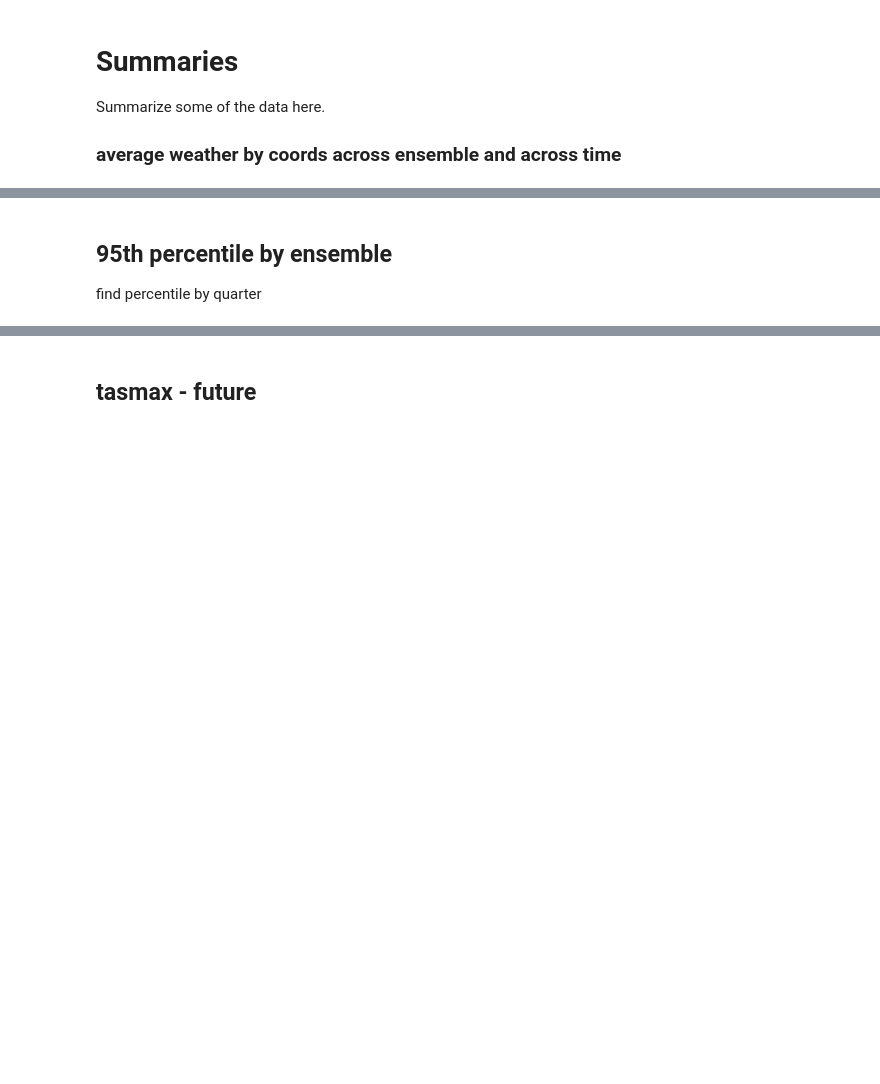
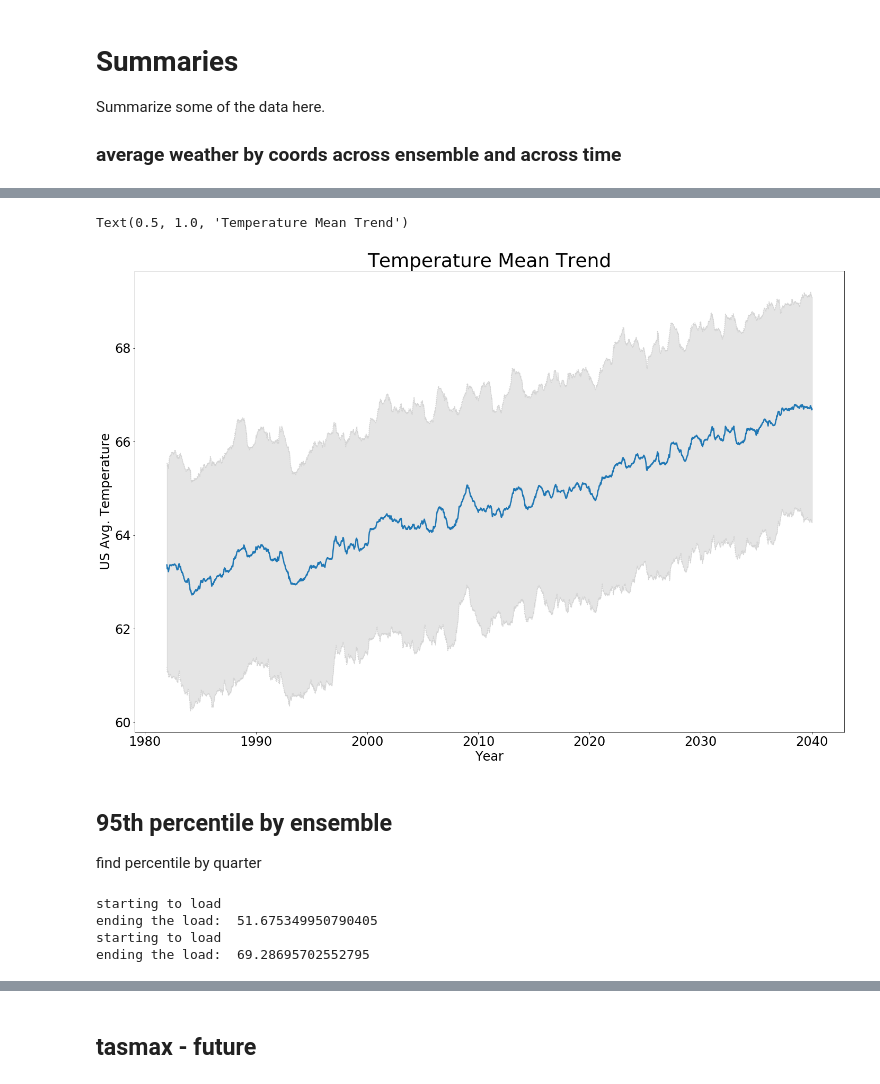
Before and after one commit to brianreed21/extremes, a Jupyter notebook: extremesCleaningCode/cmip6Processing.ipynb, the cells around one changed output, grey strips where cells are left out. Saved outputs shown, nothing was run; the diff lists cells and outputs as text; code cells hidden in the pictures; blank space fills up the shorter version.

```diff
--- a/extremesCleaningCode/cmip6Processing.ipynb
+++ b/extremesCleaningCode/cmip6Processing.ipynb
@@ -179,3 +201,8 @@ time.time() - start
 Summarize some of the data here.
 
 ### average weather by coords across ensemble and across time
+# %%
+tasmaxAll = getAllData('tasmax','ssp585')
+tasmaxAll['tasmax'] = 1.8*(tasmaxAll.tasmax - 273) + 32
+
+prAll     = getAllData('pr','ssp585')
@@ -182,13 +212,14 @@ Summarize some of the data here.
 # %%
 start       = time.time()
 
-
-overall     = data.mean(dim = ['ensemble','lat','lon'])
-overallMean = overall.pr.values
+overallTemp     = tasmaxAll.mean(dim = ['ensemble','lat','lon'])
+overallMeanTemp = pd.Series(overallTemp.tasmax.values)
 print(time.time() - start)
 
 
-overallStd  = data.std(dim = ['ensemble','lat','lon'])
-overallStd  = overallStd.pr.values
+# find the standard deviation across all ensembles
+overallStdTemp  = tasmaxAll.std(dim = ['ensemble','lat','lon'])
+overallStdTemp  = pd.Series(tasmaxAll.mean(dim = ['lat',
+                    'lon']).std(dim = ['ensemble']).tasmax.values)
 print(time.time() - start)
 # %% [output]
@@ -196,0 +228,4 @@ print(time.time() - start)
+# %%
+rollingMean  = overallMeanTemp.rolling(365).mean()
+rollingUpper = overallMeanTemp.rolling(365).mean() + 1.96*overallStdTemp.rolling(365).mean()
+rollingLower = overallMeanTemp.rolling(365).mean() - 1.96*overallStdTemp.rolling(365).mean()
@@ -197,3 +238,24 @@ print(time.time() - start)
+# %%
+plt.figure(figsize = (24, 16))
+
+
+time = tasmaxAll.time.values
+
+plt.plot(time,rollingMean,linewidth = 2.5)
+plt.plot(time,rollingUpper, color = 'lightgrey', linestyle = 'dotted')
+plt.plot(time,rollingLower, color = 'lightgrey', linestyle = 'dotted')
+plt.fill_between(time, rollingLower, rollingUpper, color='grey', alpha=.2)
+
+plt.xlabel('Year', fontsize = 24)
+plt.ylabel('US Avg. Temperature', fontsize = 24)
+plt.rcParams['font.size'] = 18
+
+
+plt.title("Temperature Mean Trend",
+          fontsize = 36)
+# %% [output]
+Text(0.5, 1.0, 'Temperature Mean Trend')
+[figure, added]
 # %%
 outfile =  '../../data/companyData/miroc_historicalMean.pkl'
 with open(outfile, 'wb') as pickle_file:
@@ -252,0 +278,8 @@ def getHistData(weather):
+# %%
+tasmaxHist = getHistData('tasmax')
+prHist = getHistData('pr')
+# %% [output]
+starting to load
+ending the load:  51.675349950790405
+starting to load
+ending the load:  69.28695702552795
```
Also changed, not shown: parts of 40 cells of this notebook.
